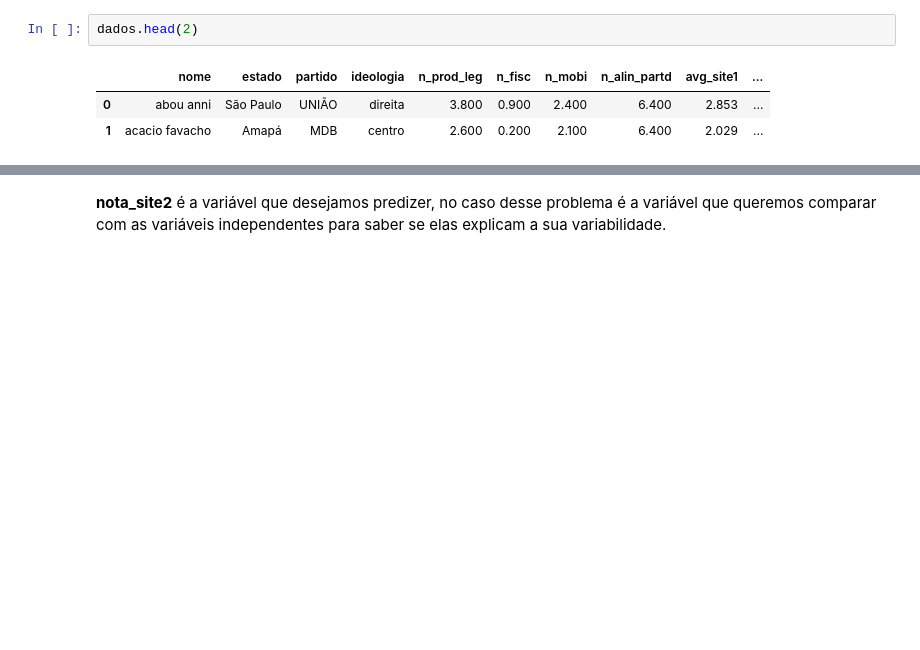
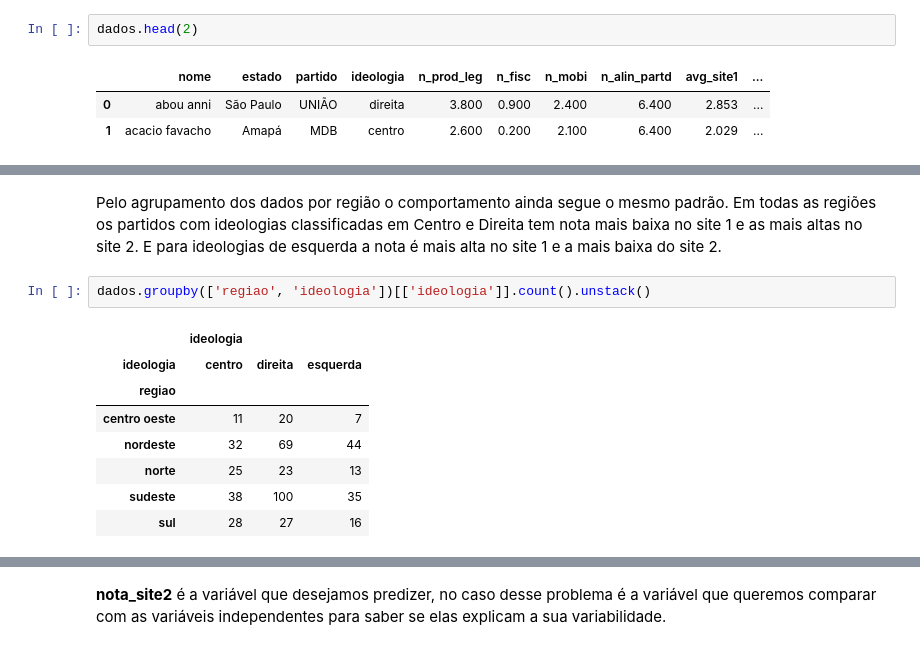
Before and after one commit to AndreMoura88/Notas_de_deputados, a Jupyter notebook: MachineLearning.ipynb, the cells around one changed output, grey strips where cells are left out. Cells and saved outputs as stored; diff of their text form; blank space fills up the shorter version.

```diff
--- a/MachineLearning.ipynb
+++ b/MachineLearning.ipynb
@@ -143,0 +194,13 @@ dados.head(2)
+# %% [markdown]
+Pelo agrupamento dos dados por região o comportamento ainda segue o mesmo padrão. Em todas as regiões os partidos com ideologias classificadas em Centro e Direita tem nota mais baixa no site 1 e as mais altas no site 2. E para ideologias de esquerda a nota é mais alta no site 1 e a mais baixa do site 2.
+# %%
+dados.groupby(['regiao', 'ideologia'])[['ideologia']].count().unstack()
+# %% [output]
+|  | ideologia |  |  |
+| ideologia | centro | direita | esquerda |
+| regiao |  |  |  |
+| centro oeste | 11 | 20 | 7 |
+| nordeste | 32 | 69 | 44 |
+| norte | 25 | 23 | 13 |
+| sudeste | 38 | 100 | 35 |
+| sul | 28 | 27 | 16 |
```
Also changed, not shown: parts of 39 cells of this notebook.
